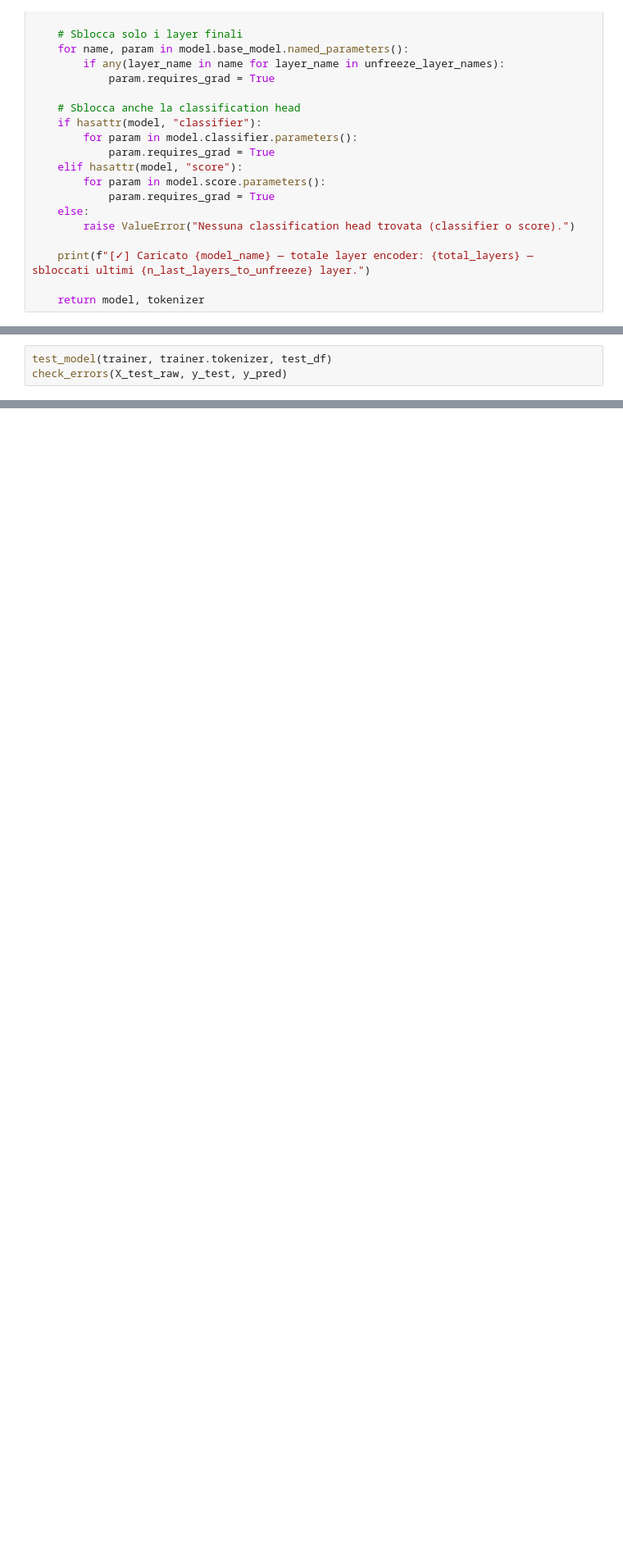
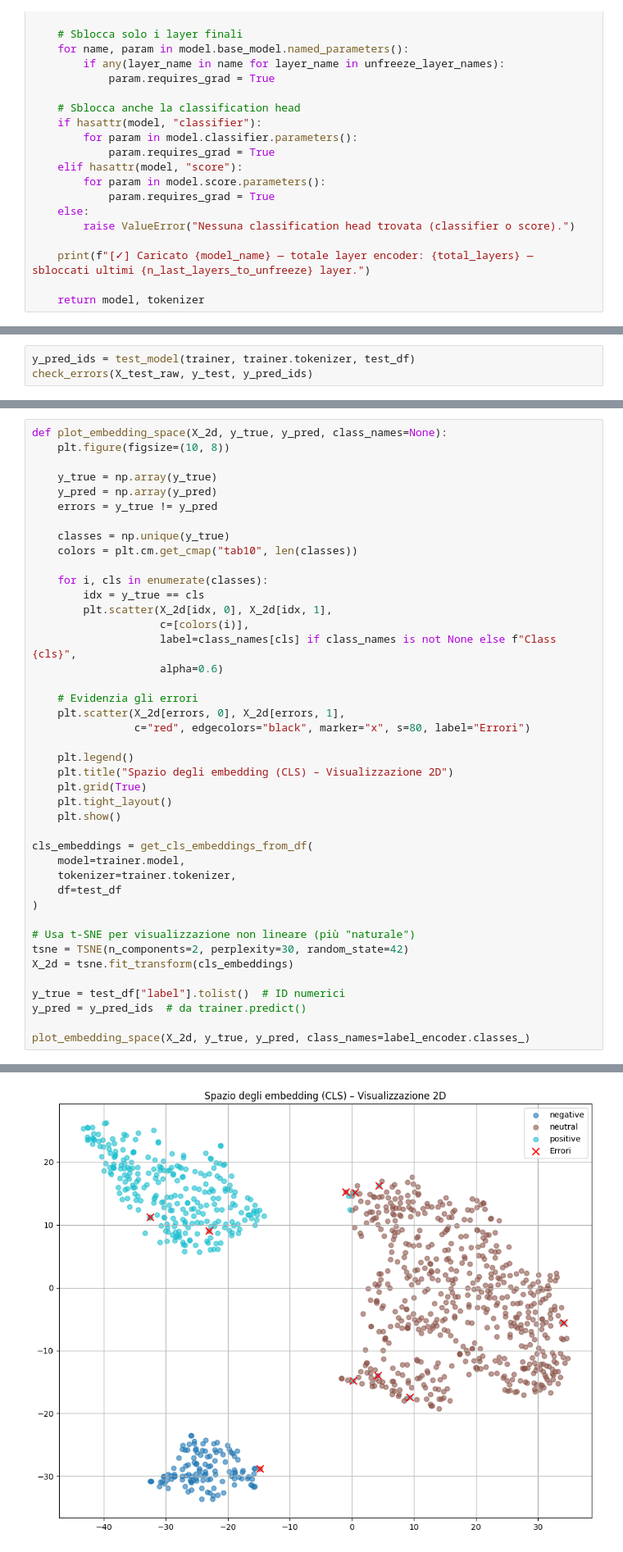
Before and after one commit to IreneGaita/FinSent, a Jupyter notebook: airflow/notebooks/07.pre_trained_models.ipynb, the cells around one changed output, grey strips where cells are left out. Shown: that part at 82% size. Drawn from its saved outputs; the diff is of its cells as text; blank space fills up the shorter version.

Commit message:
Updated 07.pre_trained_models.ipynb
- Added embedding spatial visualization to chech model's error predictions.

```diff
--- a/airflow/notebooks/07.pre_trained_models.ipynb
+++ b/airflow/notebooks/07.pre_trained_models.ipynb
@@ -507,8 +531,8 @@ trainer = fine_tune_model(
 [figure]
 [✓] Fine-tuning completato.
 # %%
-test_model(trainer, trainer.tokenizer, test_df)
-check_errors(X_test_raw, y_test, y_pred)
+y_pred_ids = test_model(trainer, trainer.tokenizer, test_df)
+check_errors(X_test_raw, y_test, y_pred_ids)
 # %% [output]
 Trainer.tokenizer is now deprecated. You should use Trainer.processing_class instead.
 [interactive output not drawn]
@@ -543,0 +568,43 @@ F1 Score:  0.9894
+# %%
+def plot_embedding_space(X_2d, y_true, y_pred, class_names=None):
+    plt.figure(figsize=(10, 8))
+
+    y_true = np.array(y_true)
+    y_pred = np.array(y_pred)
+    errors = y_true != y_pred
+
+    classes = np.unique(y_true)
+    colors = plt.cm.get_cmap("tab10", len(classes))
+
+    for i, cls in enumerate(classes):
+        idx = y_true == cls
+        plt.scatter(X_2d[idx, 0], X_2d[idx, 1],
+                    c=[colors(i)],
+                    label=class_names[cls] if class_names is not None else f"Class {cls}",
+                    alpha=0.6)
+
+    # Evidenzia gli errori
+    plt.scatter(X_2d[errors, 0], X_2d[errors, 1],
+                c="red", edgecolors="black", marker="x", s=80, label="Errori")
+
+    plt.legend()
+    plt.title("Spazio degli embedding (CLS) – Visualizzazione 2D")
+    plt.grid(True)
+    plt.tight_layout()
+    plt.show()
+
+cls_embeddings = get_cls_embeddings_from_df(
+    model=trainer.model,
+    tokenizer=trainer.tokenizer,
+    df=test_df
+)
+
+# Usa t-SNE per visualizzazione non lineare (più "naturale")
+tsne = TSNE(n_components=2, perplexity=30, random_state=42)
+X_2d = tsne.fit_transform(cls_embeddings)
+
+y_true = test_df["label"].tolist()  # ID numerici
+y_pred = y_pred_ids  # da trainer.predict()
+
+plot_embedding_space(X_2d, y_true, y_pred, class_names=label_encoder.classes_)
+# %% [output]
@@ -544,3 +612,4 @@ F1 Score:  0.9894
+[figure, added]
 # %%
 model_name = "ProsusAI/finbert"
 n_layers = 0
```
Also changed, not shown: parts of 5 cells of this notebook, 1 other file.
